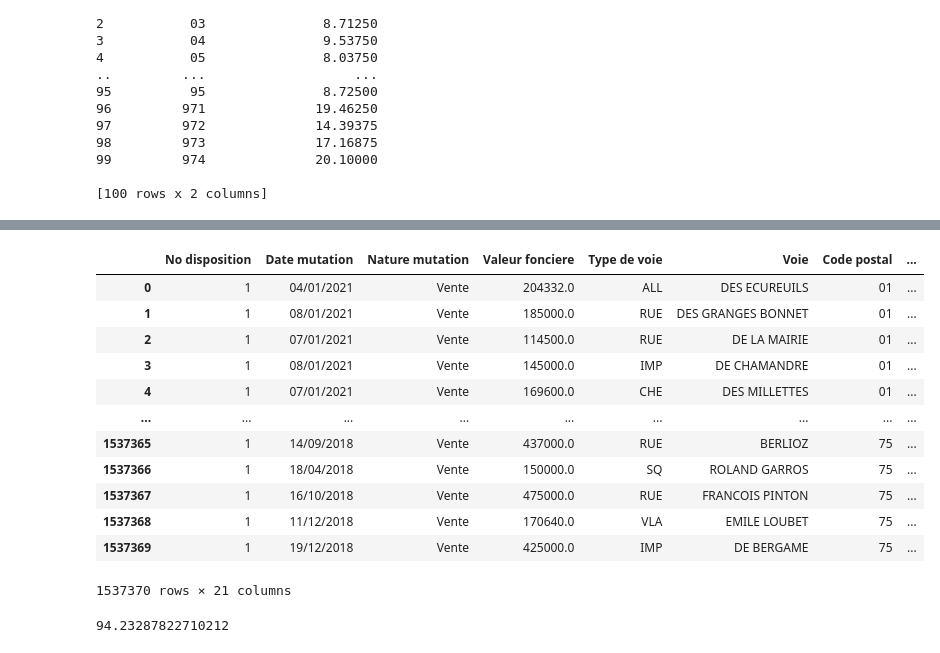
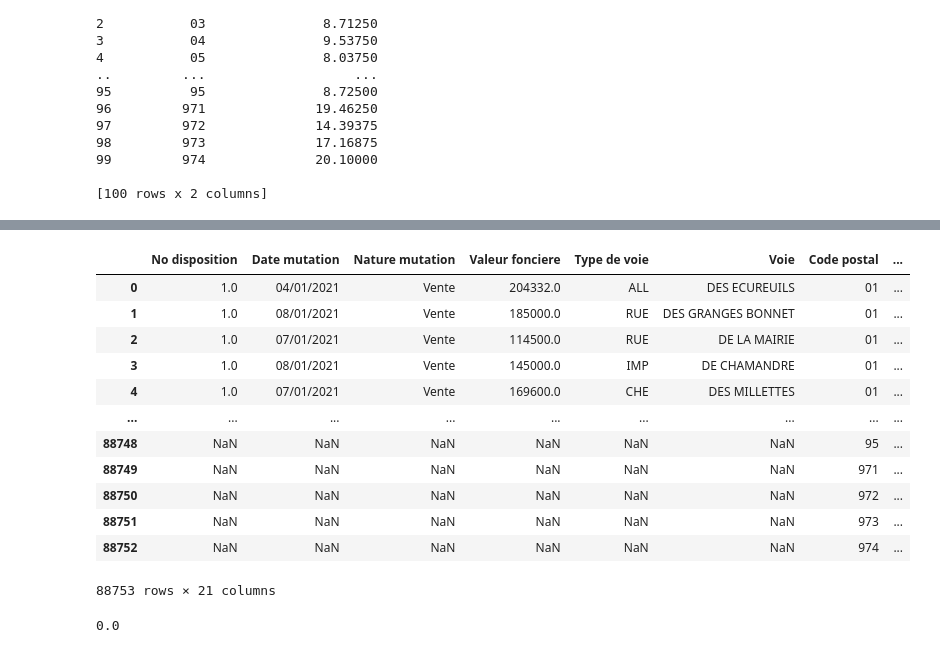
Before and after one commit to dounya-bourhani/ProjetPython, a Jupyter notebook: merge_open_data.ipynb, the cells around one changed output, grey strips where cells are left out. Cells and saved outputs as stored; diff of their text form; code cells hidden in the pictures.

Commit message:
merge chomage
la c'est bon j'espere

```diff
--- a/merge_open_data.ipynb
+++ b/merge_open_data.ipynb
@@ -148,22 +178,22 @@ df['Code postal'] = df['Code postal'].astype(str)
 # %%
-df_merged = pd.merge(df, moyenne_taux_chomage, on='Code postal', how='left')
+df_merged = pd.merge(df, moyenne_taux_chomage, on='Code postal', how='right')
 df_merged
 # %% [output]
 |  | No disposition | Date mutation | Nature mutation | Valeur fonciere | Type de voie | Voie | Code postal | ... |
-| 0 | 1 | 04/01/2021 | Vente | 204332.0 | ALL | DES ECUREUILS | 01 | ... |
-| 1 | 1 | 08/01/2021 | Vente | 185000.0 | RUE | DES GRANGES BONNET | 01 | ... |
-| 2 | 1 | 07/01/2021 | Vente | 114500.0 | RUE | DE LA MAIRIE | 01 | ... |
-| 3 | 1 | 08/01/2021 | Vente | 145000.0 | IMP | DE CHAMANDRE | 01 | ... |
-| 4 | 1 | 07/01/2021 | Vente | 169600.0 | CHE | DES MILLETTES | 01 | ... |
+| 0 | 1.0 | 04/01/2021 | Vente | 204332.0 | ALL | DES ECUREUILS | 01 | ... |
+| 1 | 1.0 | 08/01/2021 | Vente | 185000.0 | RUE | DES GRANGES BONNET | 01 | ... |
+| 2 | 1.0 | 07/01/2021 | Vente | 114500.0 | RUE | DE LA MAIRIE | 01 | ... |
+| 3 | 1.0 | 08/01/2021 | Vente | 145000.0 | IMP | DE CHAMANDRE | 01 | ... |
+| 4 | 1.0 | 07/01/2021 | Vente | 169600.0 | CHE | DES MILLETTES | 01 | ... |
 | ... | ... | ... | ... | ... | ... | ... | ... | ... |
-| 1537365 | 1 | 14/09/2018 | Vente | 437000.0 | RUE | BERLIOZ | 75 | ... |
-| 1537366 | 1 | 18/04/2018 | Vente | 150000.0 | SQ | ROLAND GARROS | 75 | ... |
-| 1537367 | 1 | 16/10/2018 | Vente | 475000.0 | RUE | FRANCOIS PINTON | 75 | ... |
-| 1537368 | 1 | 11/12/2018 | Vente | 170640.0 | VLA | EMILE LOUBET | 75 | ... |
-| 1537369 | 1 | 19/12/2018 | Vente | 425000.0 | IMP | DE BERGAME | 75 | ... |
+| 88748 | NaN | NaN | NaN | NaN | NaN | NaN | 95 | ... |
+| 88749 | NaN | NaN | NaN | NaN | NaN | NaN | 971 | ... |
+| 88750 | NaN | NaN | NaN | NaN | NaN | NaN | 972 | ... |
+| 88751 | NaN | NaN | NaN | NaN | NaN | NaN | 973 | ... |
+| 88752 | NaN | NaN | NaN | NaN | NaN | NaN | 974 | ... |
-1537370 rows × 21 columns
+88753 rows × 21 columns
 # %%
 pourcentage_manquant = (df_merged['Moyenne Taux Chomage'].isna().sum() / len(df_merged['Moyenne Taux Chomage'])) * 100
 pourcentage_manquant
 # %% [output]
-94.23287822710212
+0.0
```
Also changed, not shown: parts of 5 cells of this notebook, 1 other file.
